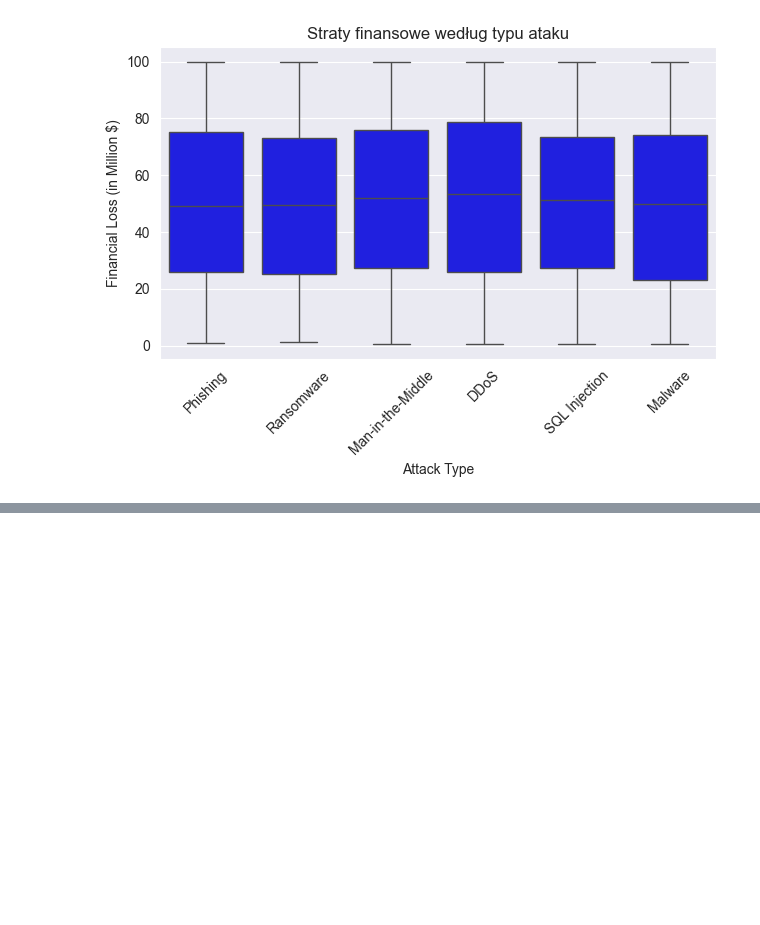
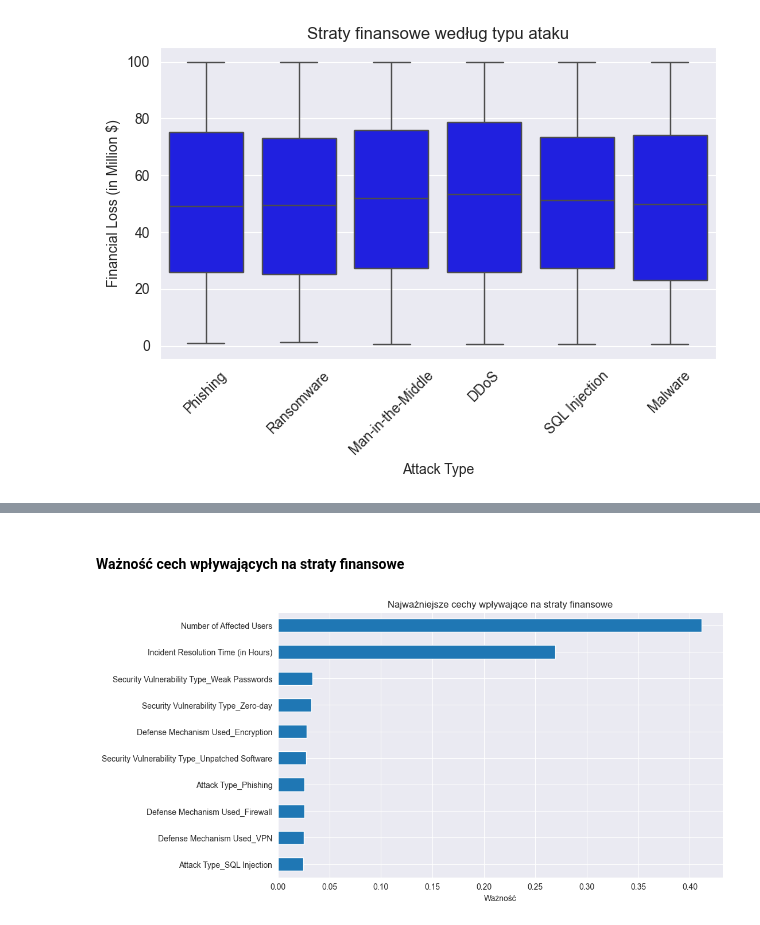
Before and after one commit to olabarycka/CYBERSECURITY-ANALYSIS, a Jupyter notebook: projekt.ipynb, the cells around one changed output, grey strips where cells are left out. Saved outputs shown, nothing was run; the diff lists cells and outputs as text; code cells hidden in the pictures; blank space fills up the shorter version.

```diff
--- a/projekt.ipynb
+++ b/projekt.ipynb
@@ -236,0 +295,33 @@ plt.show()
+# %% [markdown]
+#### Ważność cech wpływających na straty finansowe
+# %%
+from sklearn.ensemble import RandomForestRegressor
+from sklearn.model_selection import train_test_split
+
+df_model = df[['Financial Loss (in Million $)',
+               'Number of Affected Users',
+               'Incident Resolution Time (in Hours)',
+               'Attack Type',
+               'Security Vulnerability Type',
+               'Defense Mechanism Used']].dropna()
+
+df_model = pd.get_dummies(df_model, drop_first=True)
+
+X = df_model.drop('Financial Loss (in Million $)', axis=1)
+y = df_model['Financial Loss (in Million $)']
+
+X_train, X_test, y_train, y_test = train_test_split(X, y, random_state=42)
+rf = RandomForestRegressor(random_state=42)
+rf.fit(X_train, y_train)
+
+importances = pd.Series(rf.feature_importances_, index=X.columns).sort_values(ascending=False)
+
+plt.figure(figsize=(10,6))
+importances.head(10).plot(kind='barh')
+plt.title("Najważniejsze cechy wpływające na straty finansowe")
+plt.xlabel("Ważność")
+plt.gca().invert_yaxis()
+plt.grid(True)
+plt.show()
+# %% [output]
+[figure, added]
```
Also changed, not shown: parts of 19 cells of this notebook.
